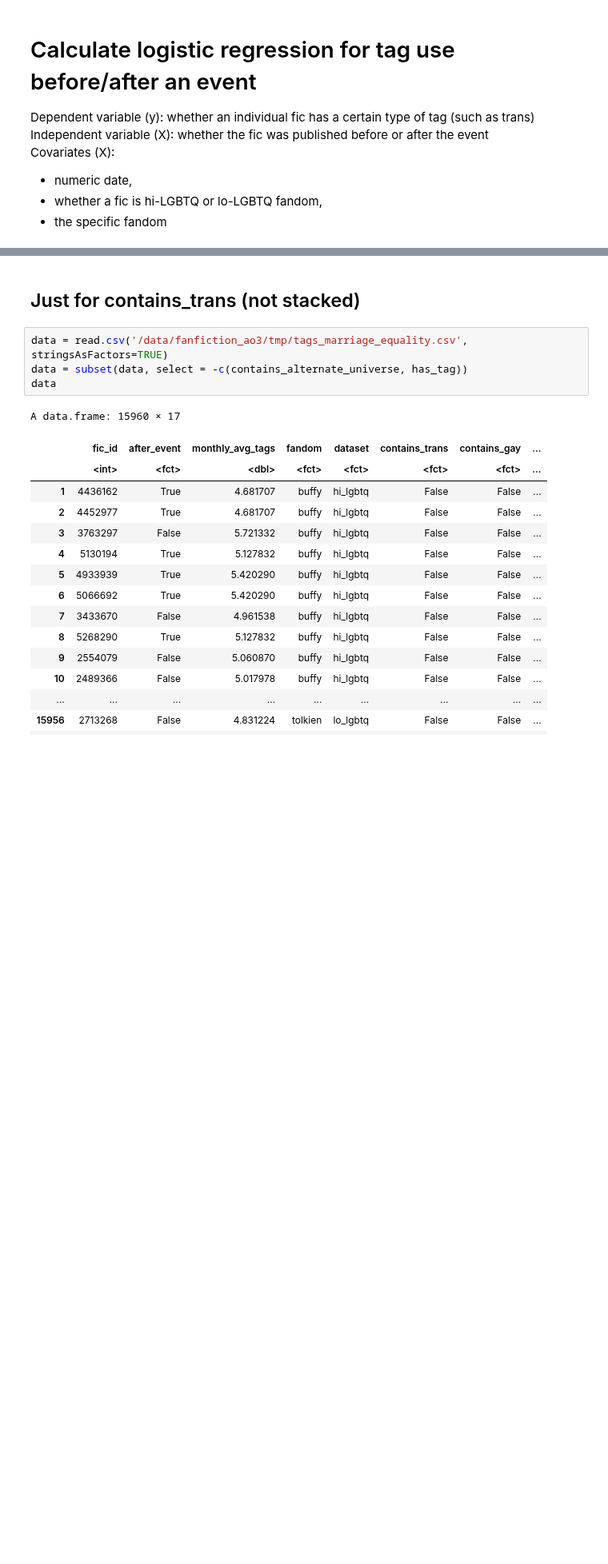
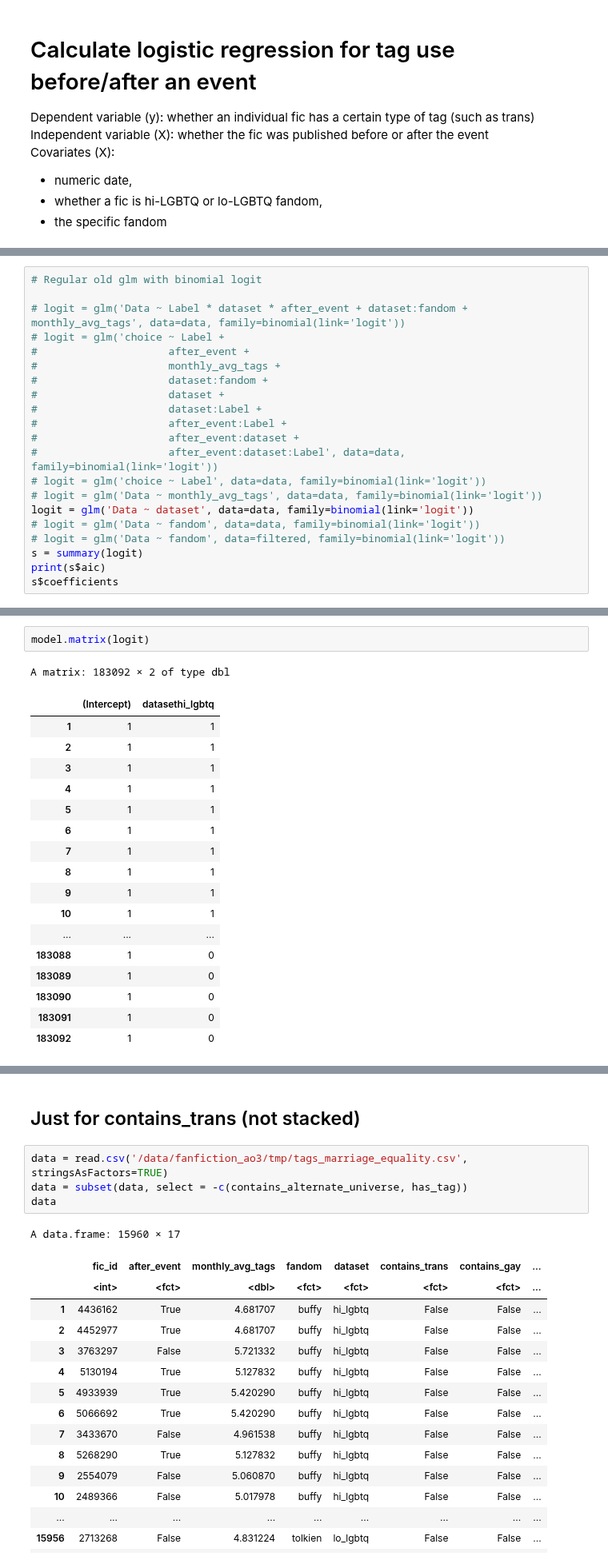
Before and after one commit to michaelmilleryoder/fanfiction-scripts, a Jupyter notebook: jupyter/fanfiction_lgbtq_event_regression_r.ipynb, the cells around one changed output, grey strips where cells are left out. Shown at 80% size. Saved outputs shown, nothing was run; the diff lists cells and outputs as text; blank space fills up the shorter version.

```diff
--- a/jupyter/fanfiction_lgbtq_event_regression_r.ipynb
+++ b/jupyter/fanfiction_lgbtq_event_regression_r.ipynb
@@ -8,0 +40,21 @@ Covariates (X):
+# %%
+# Regular old glm with binomial logit
+
+# logit = glm('Data ~ Label * dataset * after_event + dataset:fandom + monthly_avg_tags', data=data, family=binomial(link='logit'))
+# logit = glm('choice ~ Label +
+#                     after_event +
+#                     monthly_avg_tags +
+#                     dataset:fandom +
+#                     dataset +
+#                     dataset:Label +
+#                     after_event:Label +
+#                     after_event:dataset +
+#                     after_event:dataset:Label', data=data, family=binomial(link='logit'))
+# logit = glm('choice ~ Label', data=data, family=binomial(link='logit'))
+# logit = glm('Data ~ monthly_avg_tags', data=data, family=binomial(link='logit'))
+logit = glm('Data ~ dataset', data=data, family=binomial(link='logit'))
+# logit = glm('Data ~ fandom', data=data, family=binomial(link='logit'))
+# logit = glm('Data ~ fandom', data=filtered, family=binomial(link='logit'))
+s = summary(logit)
+print(s$aic)
+s$coefficients
@@ -8,0 +78,21 @@ Covariates (X):
+# %%
+model.matrix(logit)
+# %% [output]
+A matrix: 183092 × 2 of type dbl
+|  | (Intercept) | datasethi_lgbtq |
+| 1 | 1 | 1 |
+| 2 | 1 | 1 |
+| 3 | 1 | 1 |
+| 4 | 1 | 1 |
+| 5 | 1 | 1 |
+| 6 | 1 | 1 |
+| 7 | 1 | 1 |
+| 8 | 1 | 1 |
+| 9 | 1 | 1 |
+| 10 | 1 | 1 |
+| ... | ... | ... |
+| 183088 | 1 | 0 |
+| 183089 | 1 | 0 |
+| 183090 | 1 | 0 |
+| 183091 | 1 | 0 |
+| 183092 | 1 | 0 |
```
Also changed, not shown: parts of 17 cells of this notebook, 9 other files.
